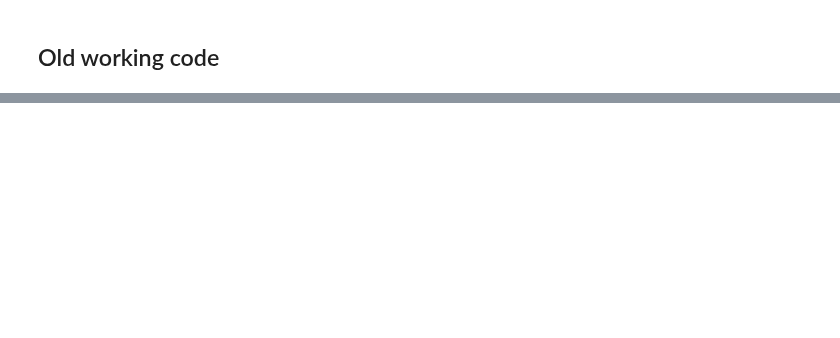
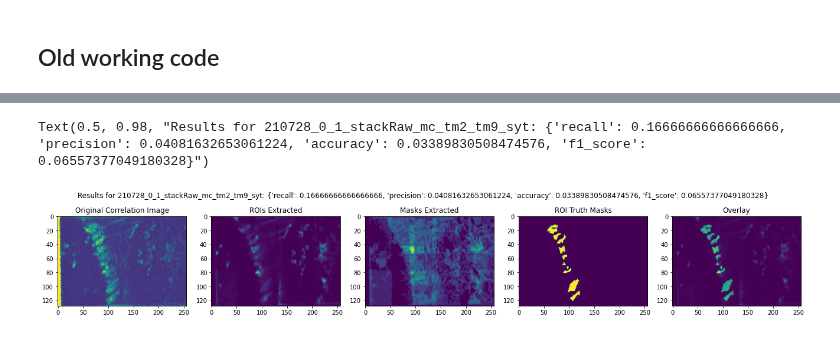
Before and after one commit to laurenneal/capstone-visual-neuroscience, a Jupyter notebook: Validation_Wrapper.ipynb, the cells around one changed output, grey strips where cells are left out. Cells and saved outputs as stored; diff of their text form; code cells hidden in the pictures; blank space fills up the shorter version.

```diff
--- a/Validation_Wrapper.ipynb
+++ b/Validation_Wrapper.ipynb
@@ -519,7 +678,7 @@ skopt.plots.plot_objective(results)
 # %% [markdown]
 ## Old working code
 # %%
-# #tests score_all_stacks directly
-# dummy_in = [13, 2, 0.9, 5, 10, .8]
-# score_all_stacks(dummy_in)
+#tests score_all_stacks directly
+dummy_in = [11, 5, 3, 1.5446345957880787]
+results = score_all_stacks(dummy_in)
 # %% [output]
@@ -553,0 +703,4 @@ Waiting for connection file: ~/.ipython/profile_default/security/ipcontroller-cl
+# %%
+keys = [x[0].split('/')[6][0:-4] for x in mask_stack_pairs]
+#keys.remove('211106_0_1_manualROIs_tm1_t5_syt')
+keys
@@ -554,8 +746,8 @@ Waiting for connection file: ~/.ipython/profile_default/security/ipcontroller-cl
 # %%
-# #tests score_params directly
-# opts.data['fnames'] = ['../drive/MyDrive/DS6011_Capstone_VisualNeuroscience/DATA/stackRaw/CLEANED/CLEAN_210728_0_1_stackRaw_mc_tm2_tm9_syt_.mat']
-# score_params(path_to_masks='../drive/MyDrive/DS6011_Capstone_VisualNeuroscience/DATA/manualROIs/210728_0_1_manualROIs_tm2_tm9_syt.mat', \
-#               path_to_stack='../drive/MyDrive/DS6011_Capstone_VisualNeuroscience/DATA/stackRaw/CLEANED/CLEAN_210728_0_1_stackRaw_mc_tm2_tm9_syt_.mat', \
-#               opts=opts)
+#tests score_params directly
+opts.data['fnames'] = ['../drive/MyDrive/DS6011_Capstone_VisualNeuroscience/DATA/stackRaw/CLEANED/CLEAN_210728_0_1_stackRaw_mc_tm2_tm9_syt_.h5']
+score_params(path_to_masks='../drive/MyDrive/DS6011_Capstone_VisualNeuroscience/DATA/manualROIs/210728_0_1_manualROIs_tm2_tm9_syt.mat', \
+              path_to_stack='../drive/MyDrive/DS6011_Capstone_VisualNeuroscience/DATA/stackRaw/CLEANED/CLEAN_210728_0_1_stackRaw_mc_tm2_tm9_syt_.h5', \
+              opts=opts)
 # %% [output]
 Waiting for connection file: ~/.ipython/profile_default/security/ipcontroller-client.json
@@ -650,0 +873,40 @@ Waiting for connection file: ~/.ipython/profile_default/security/ipcontroller-cl
+# %%
+import scipy.sparse as sparse
+dims = [128,256]
+
+f, (ax1, ax2, ax3, ax4, ax5) = plt.subplots(1, 5, figsize=(18, 3), constrained_layout=True)
+
+ax1.set_title('Original Correlation Image')
+ax1.imshow(np.reshape(results['Correlation_img'], dims, order="F"), aspect='auto')
+
+roiimg = np.zeros((32768,1))
+for i in range(results['cnm_estimates'].A.shape[1]):
+  roiimg = roiimg+results['cnm_estimates'].A[:,i]
+ax2.set_title('ROIs Extracted')
+ax2.imshow(np.reshape(roiimg, dims, order="F"), aspect='auto')
+
+M = results['cnm_estimates'].A > 0
+img = np.zeros((32768,1))
+for i in range(M.shape[1]):
+  img = img+M[:,i]
+
+ax3.set_title(f'Masks Extracted')
+ax3.imshow(np.reshape(img, dims, order="F"), aspect='auto')
+
+A_sparse = sparse.csc_matrix(results['ROI_mask'])
+maskimg = np.zeros((32768,1))
+
+for i in range(A_sparse.shape[1]):
+  maskimg = maskimg+A_sparse[:,i]
+
+ax4.set_title('ROI Truth Masks')
+ax4.imshow(np.reshape(maskimg, dims, order="F"), aspect='auto')
+
+overlay = roiimg+maskimg
+ax5.set_title('Overlay')
+ax5.imshow(np.reshape(overlay, dims, order="F"), aspect='auto')
+
+f.suptitle(f'Results for 210728_0_1_stackRaw_mc_tm2_tm9_syt: {results["performance"]}')
+# %% [output]
+Text(0.5, 0.98, "Results for 210728_0_1_stackRaw_mc_tm2_tm9_syt: {'recall': 0.16666666666666666, 'precision': 0.04081632653061224, 'accuracy': 0.03389830508474576, 'f1_score': 0.06557377049180328}")
+[figure, added]
```
Also changed, not shown: parts of 23 cells of this notebook.
